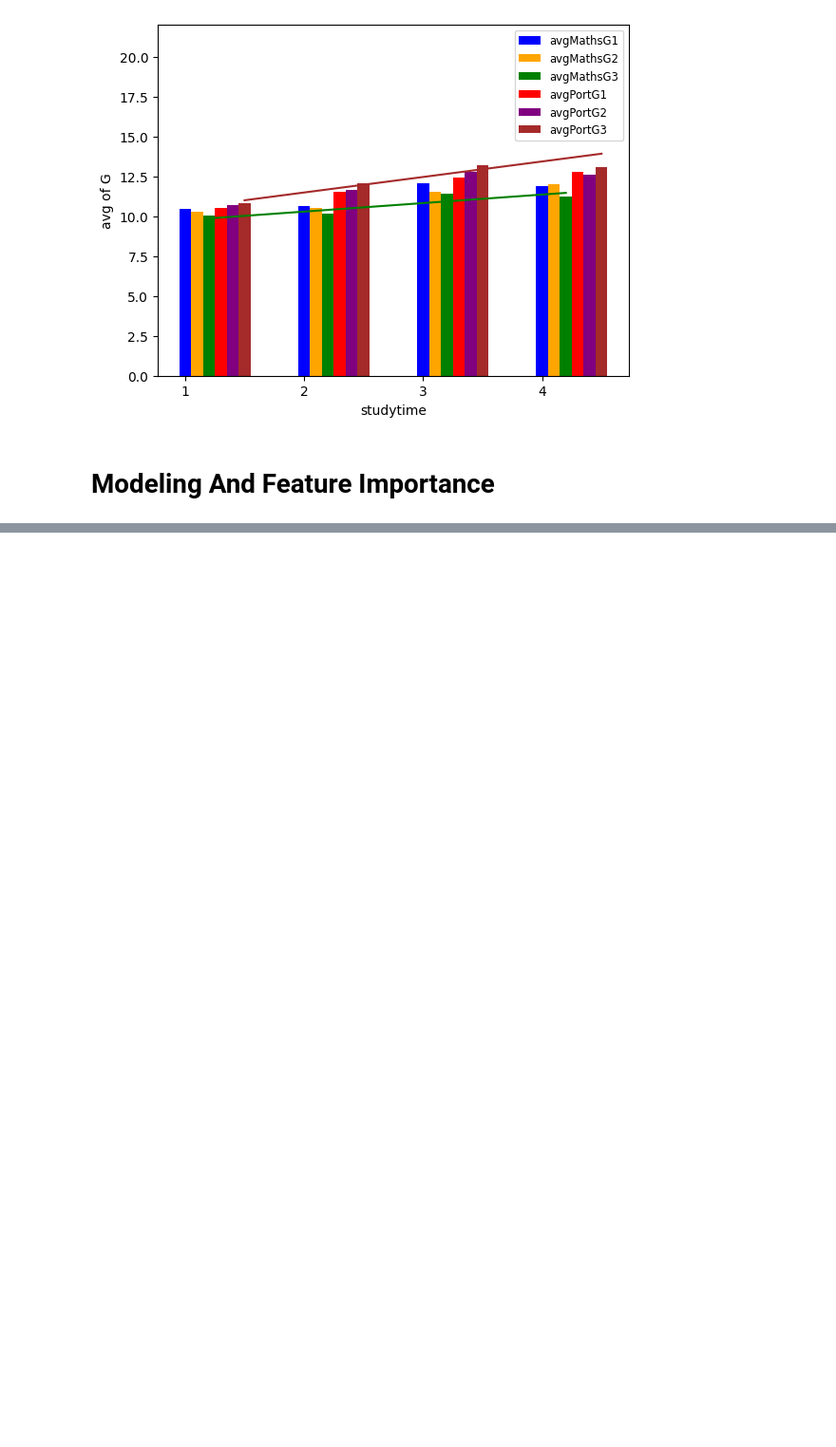
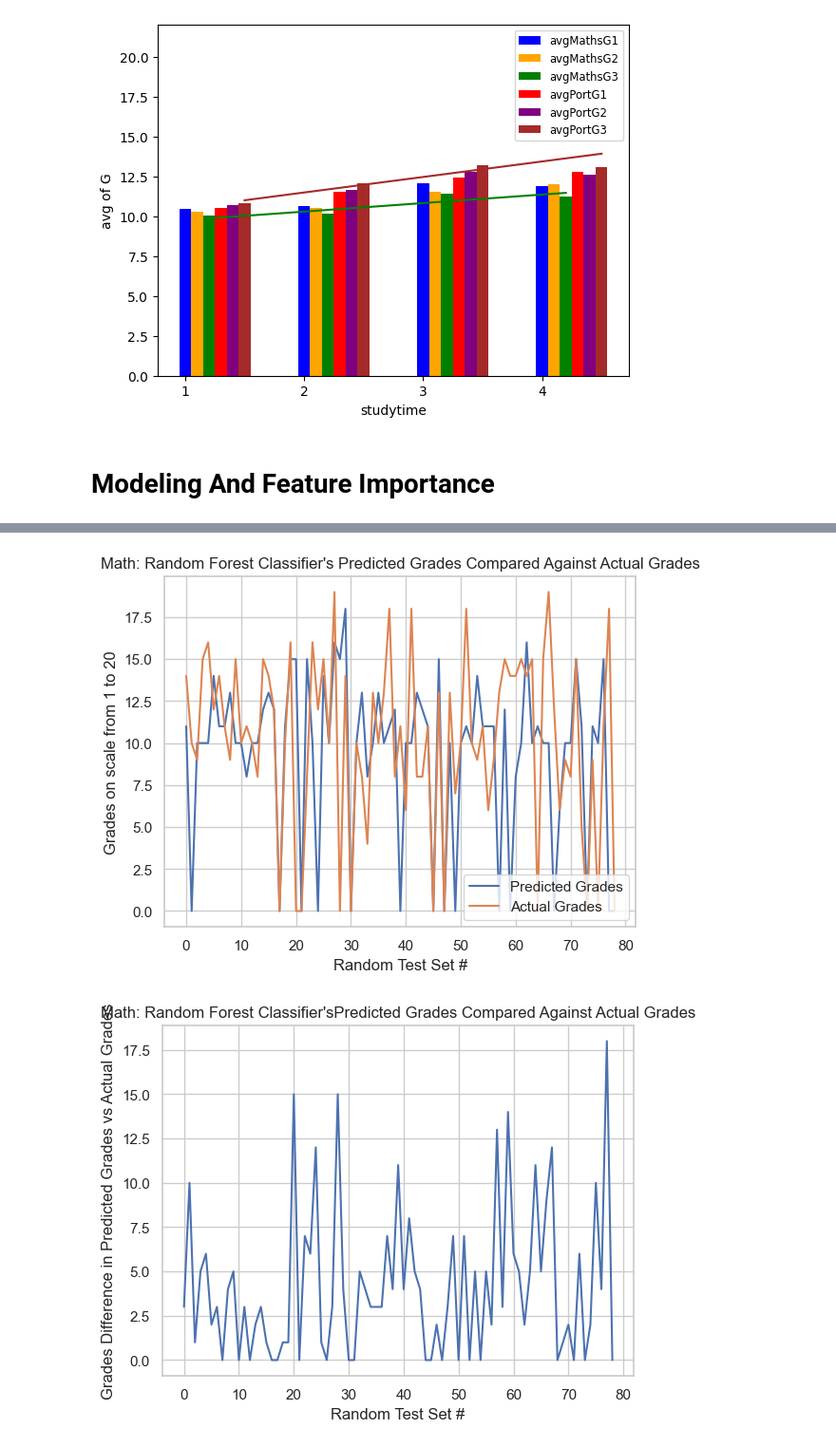
Before and after one commit to KeterWen/22FALL_ECE143_GROUP13, a Jupyter notebook: ECE143_visualization.ipynb, the cells around one changed output, grey strips where cells are left out. Shown at 95% size. Drawn from its saved outputs; the diff is of its cells as text; code cells hidden in the pictures; blank space fills up the shorter version.

Commit message:
add math model

```diff
--- a/ECE143_visualization.ipynb
+++ b/ECE143_visualization.ipynb
@@ -206,0 +161,14 @@ And if memory is not enough, you can set `force_col_wise=true`.
+# %%
+my_subject_x_train_t, my_subject_x_test, my_subject_y_train, my_subject_y_test, my_subject_x_train, my_subject_x, my_subject_y, = \
+        model_utils.train_data_no_grades(my_subject)
+num_of_models= 2
+for inst in range(num_of_models):
+    # modeling portion
+    predictions, my_model_name = model_utils.predict_grades(my_subject_name, my_subject_x_test, my_subject_y_train,
+                                                my_subject_y_test, my_subject_x_train, inst)
+    model_utils.plot_pred_v_actual(predictions, my_subject_y_test, my_subject_name, my_model_name)
+    model_utils.plot_pred_v_actual_diff(predictions, my_subject_y_test, my_subject_name, my_model_name)
+    model_utils.plot_error_rate(predictions, my_subject_y_test, my_subject_name, my_model_name)
+# %% [output]
+[figure, added]
+[figure, added]
```
Also changed, not shown: parts of 5 cells of this notebook, 1 other file.
